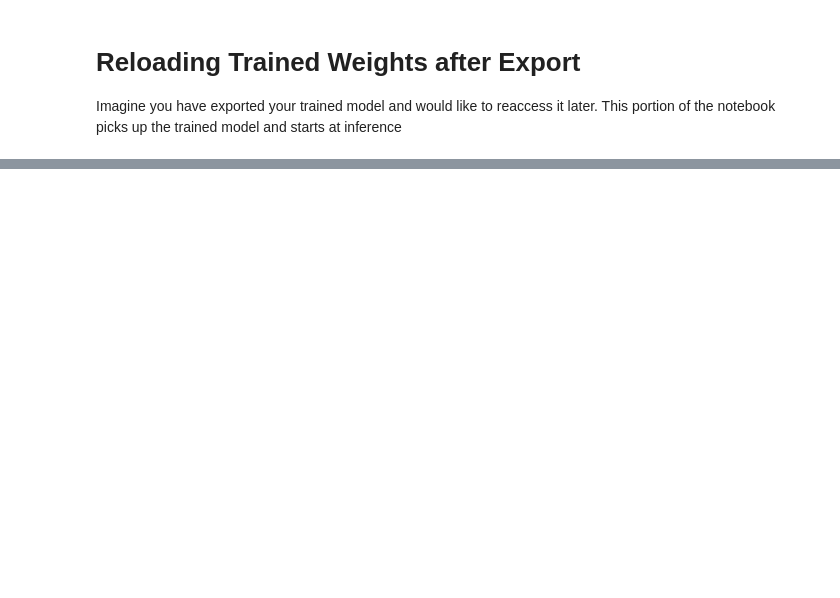
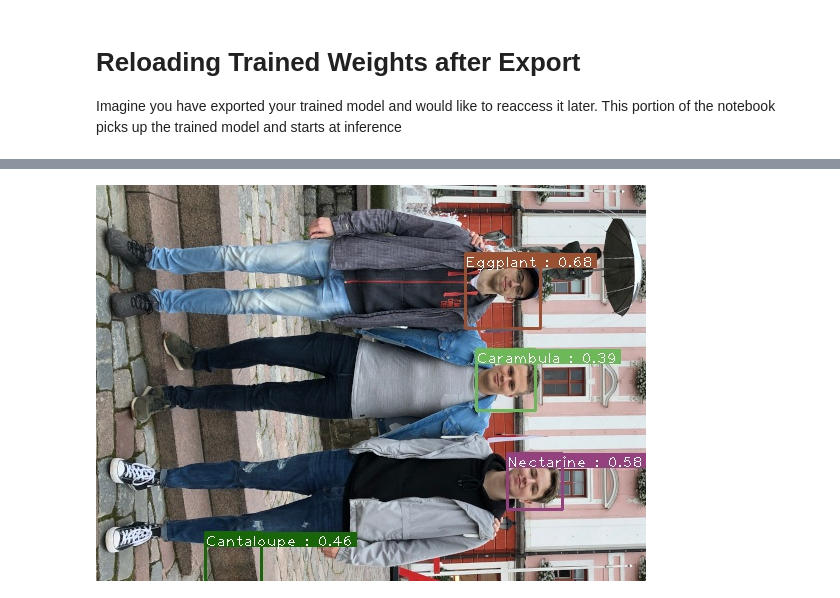
Before and after one commit to RaulEK/ml-fruits360, a Jupyter notebook: notebooks/EfficientDet_v2_ML_Fruits_360.ipynb, the cells around one changed output, grey strips where cells are left out. Saved outputs shown, nothing was run; the diff lists cells and outputs as text; code cells hidden in the pictures; blank space fills up the shorter version.

```diff
--- a/notebooks/EfficientDet_v2_ML_Fruits_360.ipynb
+++ b/notebooks/EfficientDet_v2_ML_Fruits_360.ipynb
@@ -335,0 +530,5 @@ Image(filename='output.jpg')
+# %%
+from IPython.display import Image
+Image(filename='output.jpg')
+# %% [output]
+[figure, added]
```
Also changed, not shown: parts of 36 cells of this notebook, 2 other files.
